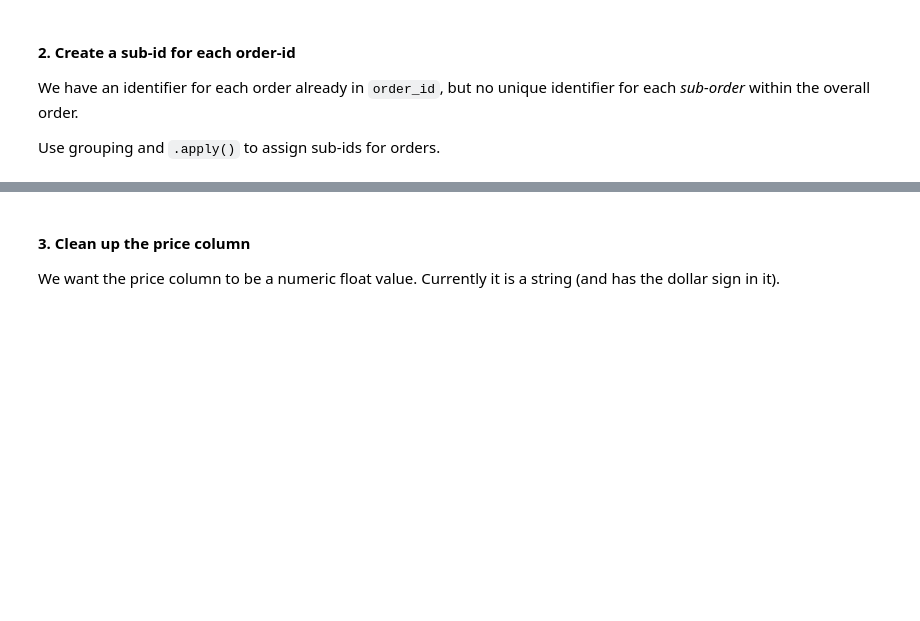
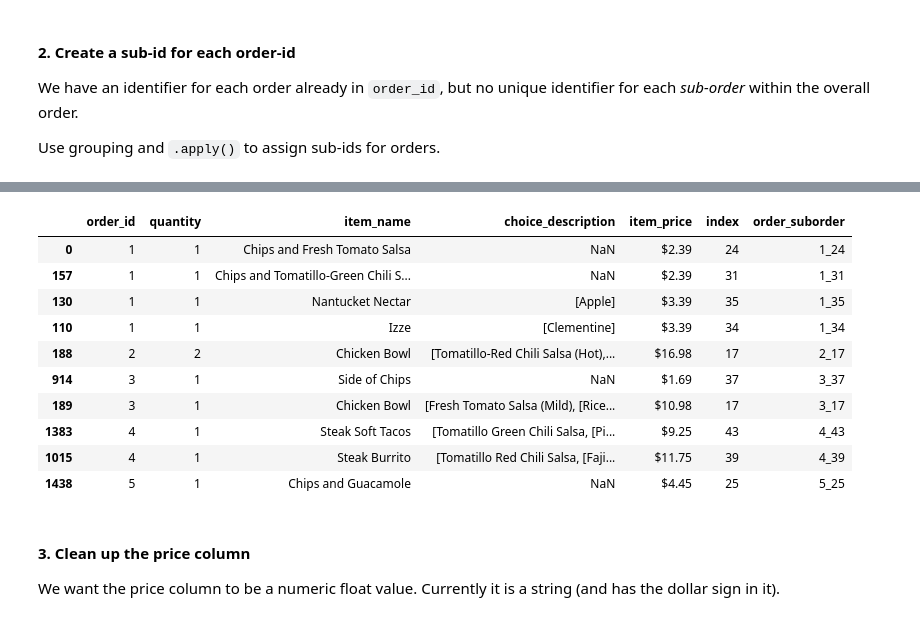
Before and after one commit to a3o1m2/DSI11-lessons, a Jupyter notebook: week02/day3_pandas_grouping/pandas-chipotle-lab/chipotle-data-starter-code.ipynb, the cells around one changed output, grey strips where cells are left out. Drawn from its saved outputs; the diff is of its cells as text; code cells hidden in the pictures; blank space fills up the shorter version.

```diff
--- a/week02/day3_pandas_grouping/pandas-chipotle-lab/chipotle-data-starter-code.ipynb
+++ b/week02/day3_pandas_grouping/pandas-chipotle-lab/chipotle-data-starter-code.ipynb
@@ -59,3 +64,6 @@ _The chipotle orders data is messy: the column with ingredients in the order is
 We have an identifier for each order already in `order_id`, but no unique identifier for each _sub-order_ within the overall order.
 
 Use grouping and `.apply()` to assign sub-ids for orders.
+# %%
+item_ids = chip.groupby('item_name').size().reset_index().reset_index()
+item_ids.head()
@@ -62,3 +77,21 @@ Use grouping and `.apply()` to assign sub-ids for orders.
+# %%
+chip_merged = pd.merge(chip, item_ids[['index','item_name']], on='item_name').sort_values('order_id')
+
+chip_merged2 = chip_merged.apply(lambda x: str(x[0])+'_'+str(x[5]), axis=1)
+chip_merged['order_suborder'] = chip_merged2
+chip_merged.head(10)
+# %% [output]
+|  | order_id | quantity | item_name | choice_description | item_price | index | order_suborder |
+| 0 | 1 | 1 | Chips and Fresh Tomato Salsa | NaN | $2.39 | 24 | 1_24 |
+| 157 | 1 | 1 | Chips and Tomatillo-Green Chili S... | NaN | $2.39 | 31 | 1_31 |
+| 130 | 1 | 1 | Nantucket Nectar | [Apple] | $3.39 | 35 | 1_35 |
+| 110 | 1 | 1 | Izze | [Clementine] | $3.39 | 34 | 1_34 |
+| 188 | 2 | 2 | Chicken Bowl | [Tomatillo-Red Chili Salsa (Hot),... | $16.98 | 17 | 2_17 |
+| 914 | 3 | 1 | Side of Chips | NaN | $1.69 | 37 | 3_37 |
+| 189 | 3 | 1 | Chicken Bowl | [Fresh Tomato Salsa (Mild), [Rice... | $10.98 | 17 | 3_17 |
+| 1383 | 4 | 1 | Steak Soft Tacos | [Tomatillo Green Chili Salsa, [Pi... | $9.25 | 43 | 4_43 |
+| 1015 | 4 | 1 | Steak Burrito | [Tomatillo Red Chili Salsa, [Faji... | $11.75 | 39 | 4_39 |
+| 1438 | 5 | 1 | Chips and Guacamole | NaN | $4.45 | 25 | 5_25 |
 # %% [markdown]
 #### 3. Clean up the price column
 
```
Also changed, not shown: parts of 6 cells of this notebook, 4 other files.
